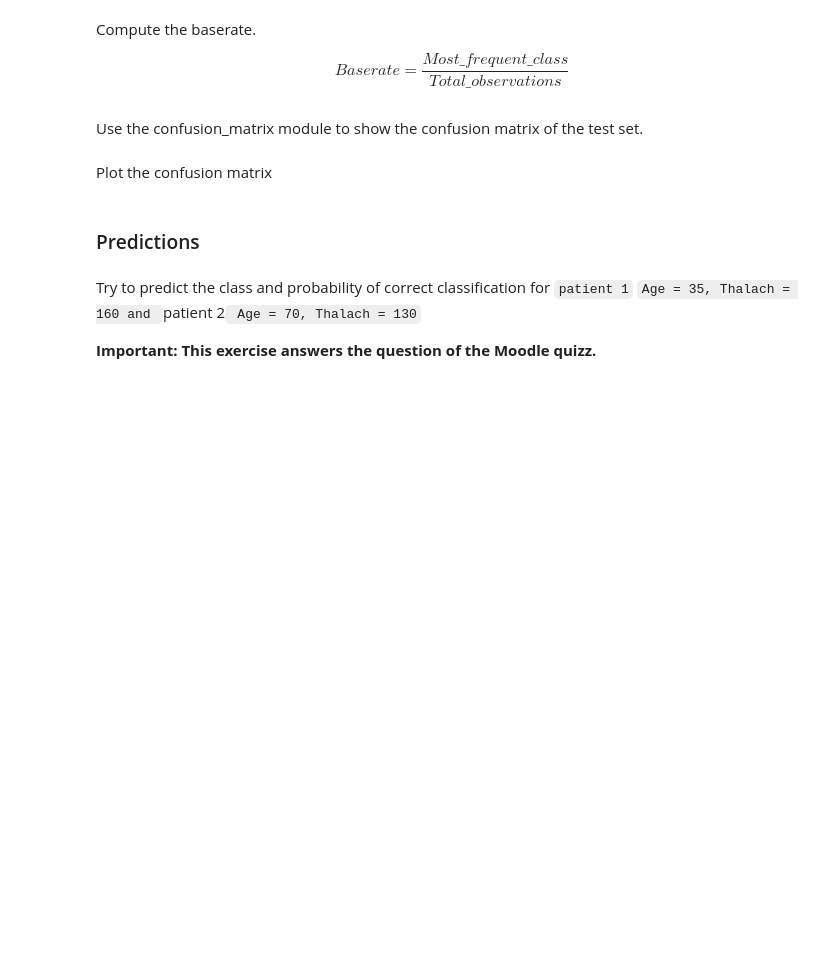
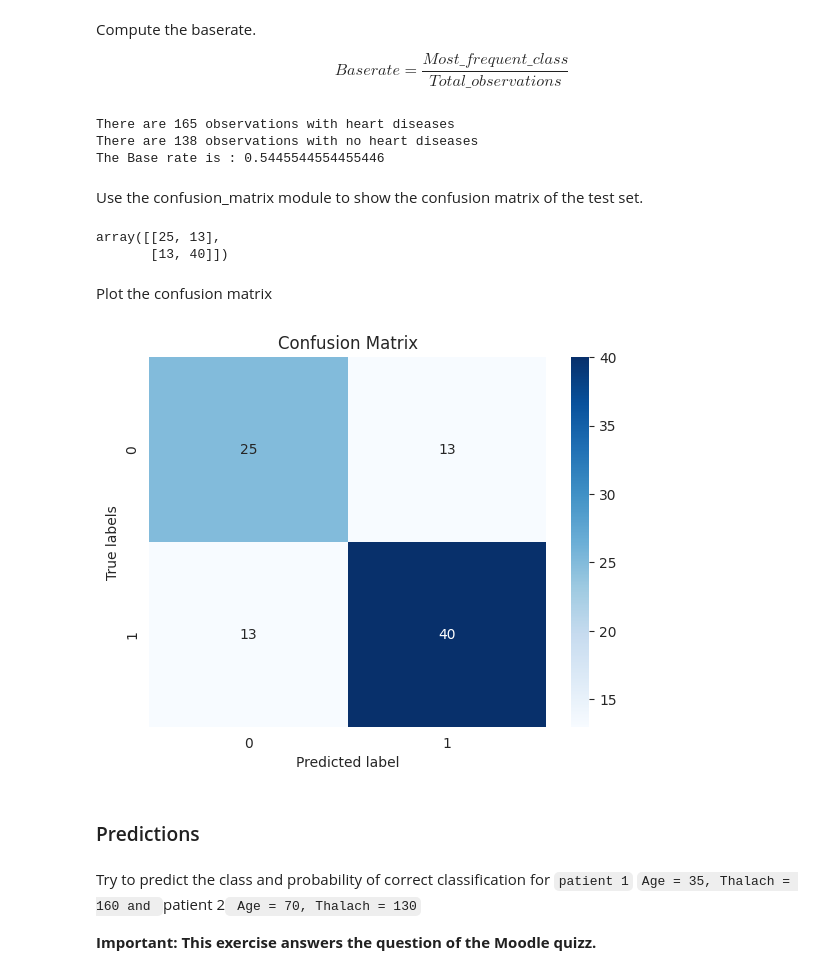
Before and after one commit to LemdjoM/Arduino, a Jupyter notebook: labs/10 - Classification 1/Exercises/exercise_class1.ipynb, the cells around one changed output. Drawn from its saved outputs; the diff is of its cells as text; code cells hidden in the pictures; blank space fills up the shorter version.

```diff
--- a/labs/10 - Classification 1/Exercises/exercise_class1.ipynb
+++ b/labs/10 - Classification 1/Exercises/exercise_class1.ipynb
@@ -100,0 +131,7 @@ Apply the standardization to your train and test set.
+# %%
+# Transform the train and test set
+X_train = scaler.transform(X_train)
+X_test = scaler.transform(X_test)
+#X_test_scaled = scaler.transform(X_test)
+print("Scaled X_train:\n", X_train[:5])
+print("Scaled X_test:\n", X_test[:5])
@@ -106,5 +153,10 @@ Define your model. Try to use a logistic regression with cross validation using
+# %%
+# Logistic regression with 10 fold cross validation
+#model = LogisticRegression(solver='lbfgs', cv=10, max_iter=100, random_state=72)
+model = LogisticRegressionCV(solver='lbfgs', cv=10, max_iter=100, random_state=72)
 # %% [markdown]
 Fit your model now using the train set.
 # %%
 # Fit your model on the train set
-# Your Code Here
+#Fit model
+model.fit(X_train, y_train)
@@ -128,19 +211,28 @@ $$Base rate = \frac{Most\_frequent\_class}{Total\_observations}$$
 # %%
 #Compute the base rate
 
-nbr_heart_disease =  # Your Code Here
-print(f'There are {'Your Code Here'} observations with heart diseases')
+nbr_heart_disease = df.loc[df["target"] == 1].shape[0]
+print(f'There are {nbr_heart_disease} observations with heart diseases')
 
-nbr_no_heart_disease = # Your Code Here
-print(f'There are {'Your code Here'} observations with no heart diseases')
+nbr_no_heart_disease = df.loc[df["target"] == 0].shape[0]
+print(f'There are {nbr_no_heart_disease} observations with no heart diseases')
 
-base_rate = # Your Code Here
-print(f'The Base rate is : {'Your Code Here'}')
+base_rate = max(nbr_no_heart_disease, nbr_heart_disease)/(df["target"].shape[0])
+print(f'The Base rate is : {base_rate}')
+# %% [output]
+There are 165 observations with heart diseases
+There are 138 observations with no heart diseases
+The Base rate is : 0.5445544554455446
 # %% [markdown]
 Use the confusion_matrix module to show the confusion matrix of the test set.
 # %%
 from sklearn.metrics import confusion_matrix
 # Create the confusion matrix of the test set
-# Your Code Here
+y_pred= model.predict(X_test)
+y_pred
+confusion_matrix(y_test, y_pred)
+# %% [output]
+array([[25, 13],
+       [13, 40]])
 # %% [markdown]
 Plot the confusion matrix
@@ -150,3 +239,11 @@ Plot the confusion matrix
+# %%
+# Plot the confusion matrix using sns.heatmap
+sns.heatmap(pd.DataFrame(confusion_matrix(y_test, y_pred)), annot=True, cmap='Blues', fmt='.4g')
+plt.xlabel('Predicted label')
+plt.ylabel('True labels')
+plt.title('Confusion Matrix');
+# %% [output]
+[figure, added]
 # %% [markdown]
 ### Predictions
 # %% [markdown]
```
Also changed, not shown: parts of 39 cells of this notebook.
